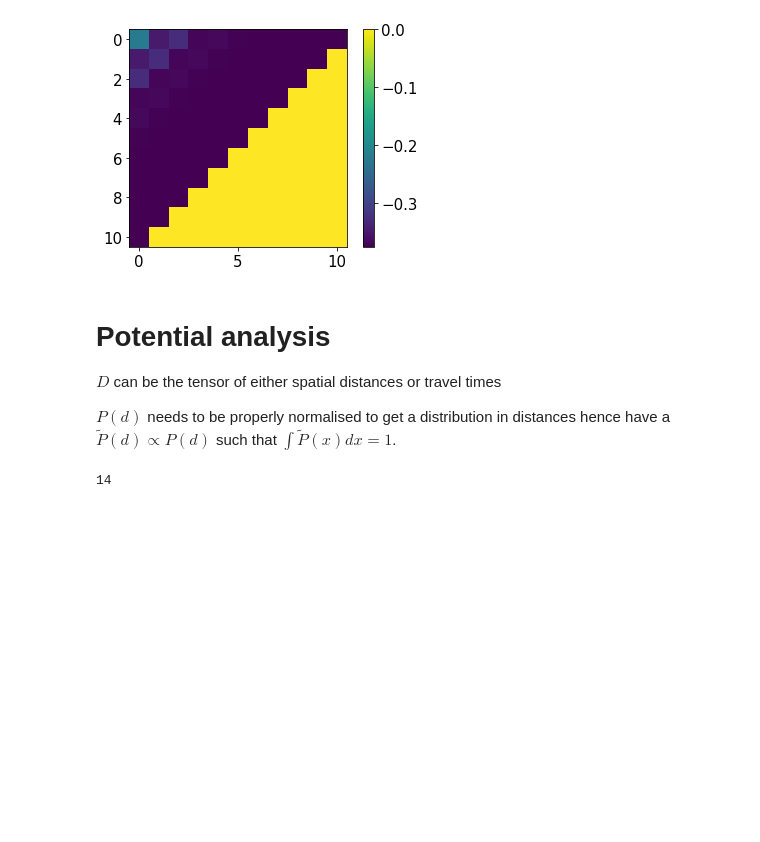
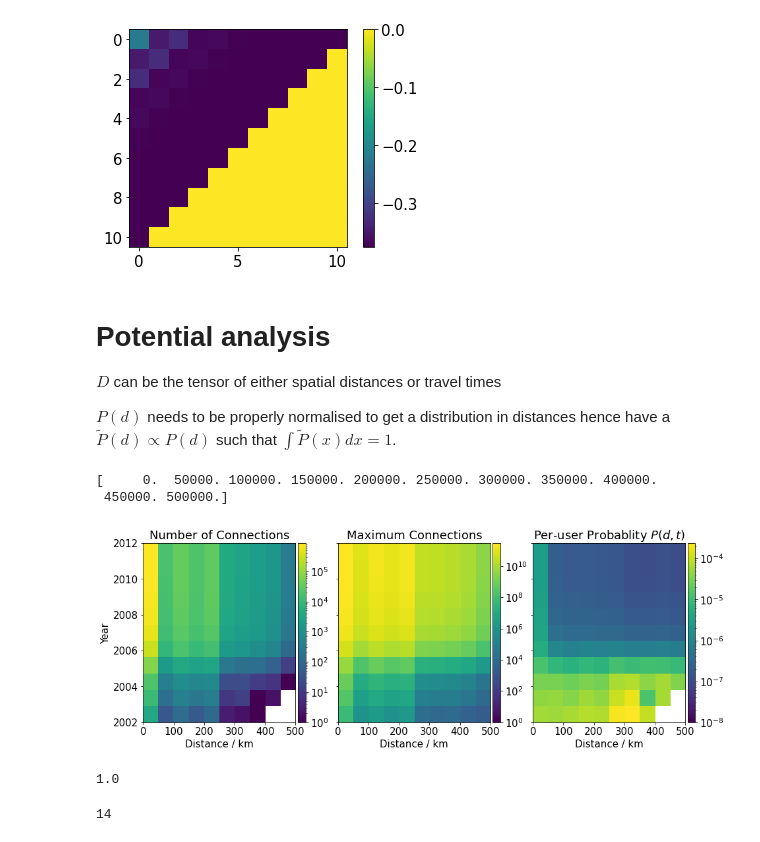
Before and after one commit to yasamanasgarii/wwcs-2022-memory-of-social-connections, a Jupyter notebook: analysis/analysis.ipynb, the cells around one changed output. Drawn from its saved outputs; the diff is of its cells as text; code cells hidden in the pictures; blank space fills up the shorter version.

```diff
--- a/analysis/analysis.ipynb
+++ b/analysis/analysis.ipynb
@@ -297,3 +251,54 @@ def distance_distribution(D,S,n,bins=50,bar=False,t=None):
     else:
         P_tilde = [per_user_probability_t(D,S,n,bins[i],bins[i+1],t) for i in range(len(bins)-1)]
     return P_tilde/np.sum(P_tilde)#,bins
+# %%
+T = np.arange(2002,2013)
+# d = np.linspace(D.min(),D.max()+1,num=bins)
+d = np.arange(0,5.5e5,5e4)
+# bins = 10
+s = np.zeros([11,len(d)-1])
+s_p = np.zeros([11,len(d)-1])
+
+for t,tp in enumerate(T):
+    for d_ind,d_val in enumerate(d[:-1]):
+        mask = (D[t,:,:]>=d[d_ind])&(D[t,:,:]<d[d_ind+1])
+        s[t,d_ind] = np.triu(S[t,:,:]*mask).sum()
+        s_p[t,d_ind] = (np.outer(n[t,:],n[t,:])*mask).sum()
+
+
+fig,axs = plt.subplots(figsize=(15,5),ncols=3,sharey=True)
+szzz = [s,s_p,s/s_p]
+labels = ['Number of Connections','Maximum Connections','Per-user Probablity $P(d,t)$']
+
+print(d)
+for i in range(2):
+    im = axs[i].imshow(szzz[i],
+                       extent=[min(d)/1000,max(d)/1000,2002,2012],
+                       aspect='auto',origin='lower',
+                       norm=LogNorm(vmin=1,
+                                    vmax=np.max(szzz[i])))
+#     axs[i].set_colorbar(im)
+    axs[i].set_xlabel('Distance / km')
+    divider = make_axes_locatable(axs[i])
+    cax = divider.append_axes('right', size='5%', pad=0.05)
+    fig.colorbar(im, cax=cax, orientation='vertical')
+    axs[i].set_title(labels[i])
+for i in range(2,3):
+    im = axs[i].imshow(szzz[i],
+                       extent=[min(d)/1000,max(d)/1000,2002,2012],
+                       aspect='auto',origin='lower',
+                       norm=LogNorm(vmin=1e-8,
+                                    vmax=np.max(szzz[i])))
+#     axs[i].set_colorbar(im)
+    axs[i].set_xlabel('Distance / km')
+    divider = make_axes_locatable(axs[i])
+    cax = divider.append_axes('right', size='5%', pad=0.05)
+    fig.colorbar(im, cax=cax, orientation='vertical')
+    axs[i].set_title(labels[i])
+axs[0].set_ylabel('Year')
+
+fig.savefig("Per User Probability.png",bbox_inches='tight')
+# %% [output]
+[     0.  50000. 100000. 150000. 200000. 250000. 300000. 350000. 400000.
+ 450000. 500000.]
+[figure, new version]
@@ -300,3 +307,7 @@ def distance_distribution(D,S,n,bins=50,bar=False,t=None):
+# %%
+np.min(szzz[0][s>0])
+# %% [output]
+1.0
 # %%
 bins=15
 P_tilde = distance_distribution(D,S,n,bins=bins,bar=False)
```
Also changed, not shown: parts of 5 cells of this notebook, 1 other file.
